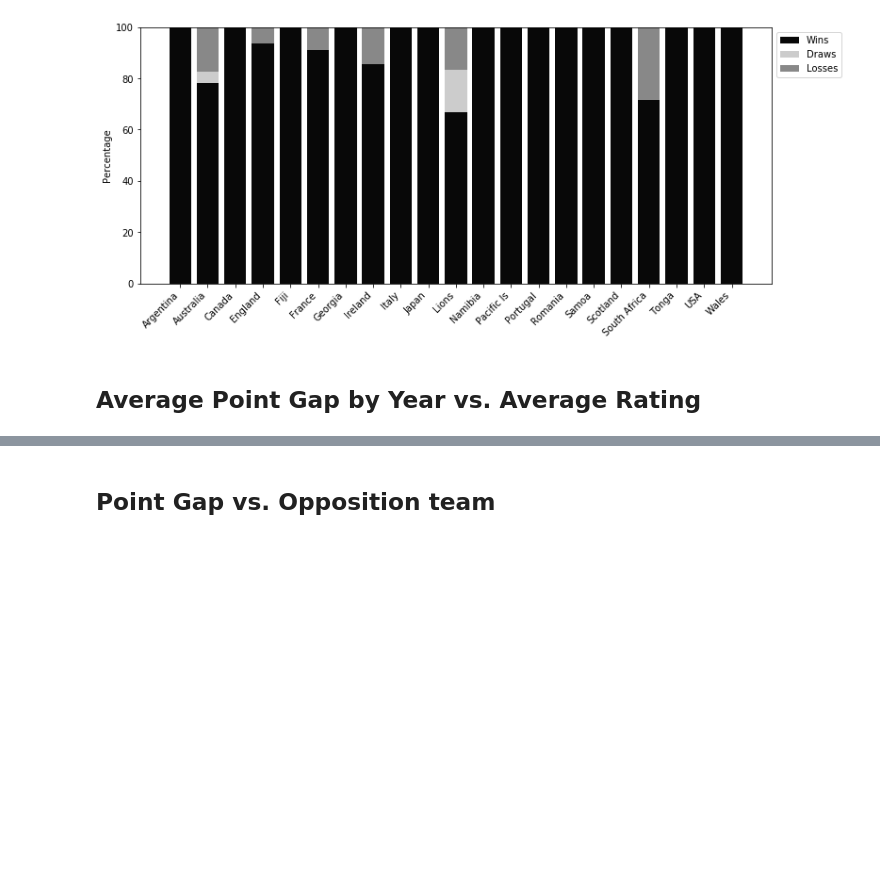
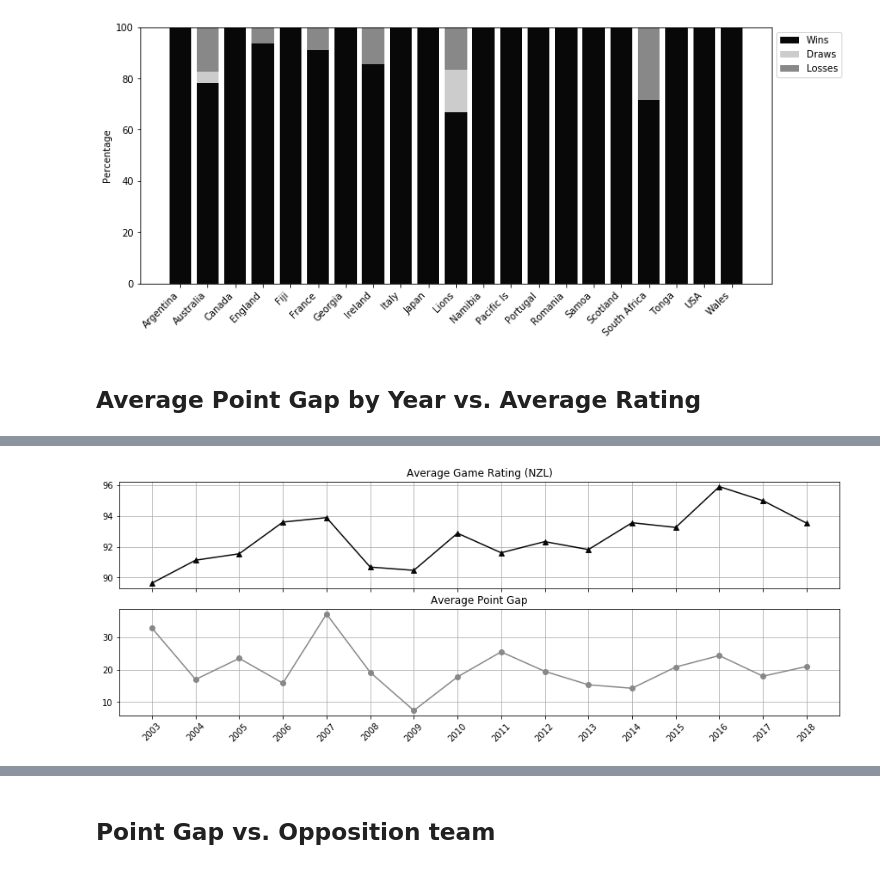
Before and after one commit to lorijta92/web-design-all-blacks, a Jupyter notebook: Resources/ab-match-analysis.ipynb, the cells around one changed output, grey strips where cells are left out. Cells and saved outputs as stored; diff of their text form; code cells hidden in the pictures; blank space fills up the shorter version.

```diff
--- a/Resources/ab-match-analysis.ipynb
+++ b/Resources/ab-match-analysis.ipynb
@@ -165,2 +181,24 @@ df4.head()
+# %%
+# Set variable values
+x = df4["Year"]
+pt_gap = df4["Point Gap"]
+nzl_rating = df4["Rating"]
+
+# Plot 2 subplots
+f, (ax1, ax2) = plt.subplots(2, 1, sharex=True, figsize=(15,5))
+
+ax1.plot(x, nzl_rating, color="#080808", marker="^")
+ax1.set_title('Average Game Rating (NZL)')
+
+ax2.plot(x, pt_gap, color="#888888", marker="o")
+ax2.set_title('Average Point Gap')
+
+plt.xticks(rotation=45)
+ax1.grid()
+ax2.grid()
+plt.savefig("../Images/avg-pt-gap-rating1.png")
+plt.show()
+# %% [output]
+[figure, added]
 # %%
 # Set variable values
```
Also changed, not shown: parts of 4 cells of this notebook, 10 other files.
